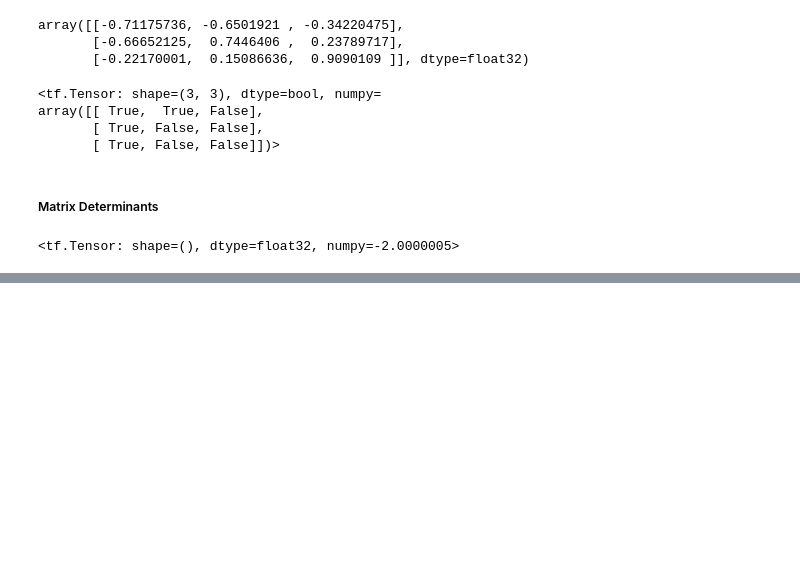
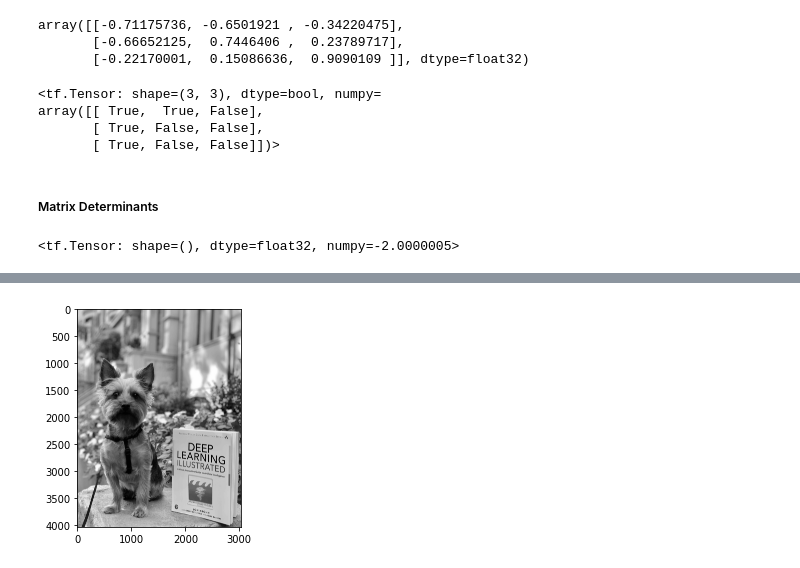
Before and after one commit to Dnbg1982/Practice-Projects, a Jupyter notebook: Linear Algebra.ipynb, the cells around one changed output, grey strips where cells are left out. Saved outputs shown, nothing was run; the diff lists cells and outputs as text; code cells hidden in the pictures; blank space fills up the shorter version.

```diff
--- a/Linear Algebra.ipynb
+++ b/Linear Algebra.ipynb
@@ -587,0 +757,5 @@ tf.linalg.det(X)
+# %%
+imggray = img.convert('LA')
+_ = plt.imshow(imggray)
+# %% [output]
+[figure, added]
```
Also changed, not shown: parts of 49 cells of this notebook, 2 other files.
